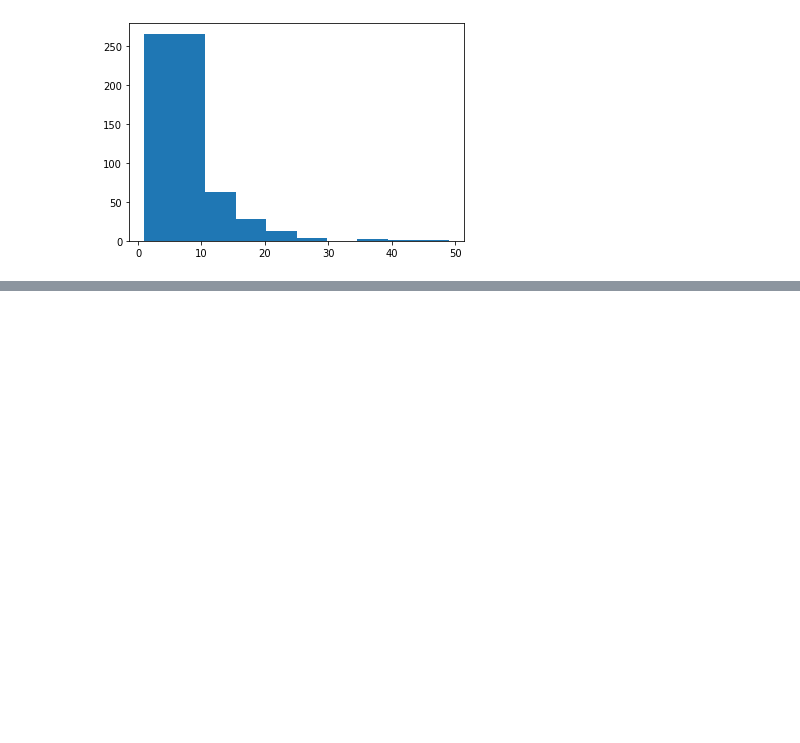
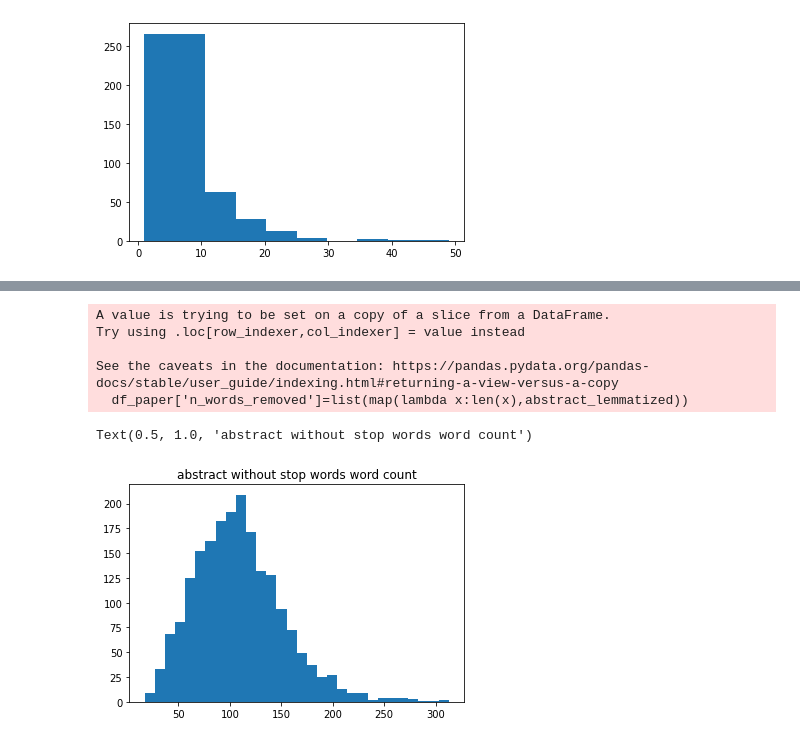
Before and after one commit to clarissaache/DocumentClassifier, a Jupyter notebook: lda.ipynb, the cells around one changed output, grey strips where cells are left out. Cells and saved outputs as stored; diff of their text form; code cells hidden in the pictures; blank space fills up the shorter version.

```diff
--- a/lda.ipynb
+++ b/lda.ipynb
@@ -98,15 +96,0 @@ Text(0.5, 1.0, 'abstract word count')
-# %%
-# remove stopwords
-text_stopwords_removed = list(map(lambda abstract: list(filter(lambda word: word not in stop_words, abstract)),text_tokenized))
-df_paper['n_words_removed']=list(map(lambda x:len(x),text_stopwords_removed))
-plt.hist(df_paper.n_words_removed,bins=30)
-plt.title("abstract without stop words word count")
-
-# Creating Bigram: find words frequently occur together
-bigram = gensim.models.Phrases(text_tokenized, min_count=20, threshold=50)
-#come back to adjust the threshold value: (cnt(a, b) - min_count) * N / (cnt(a) * cnt(b)) > threshold
-bigram_freeze = bigram.freeze()
-#apply biagra model
-word_and_bigram_list = list(map(lambda abstract_cleaned: bigram[abstract_cleaned],text_stopwords_removed))
-
-# lemmatize
@@ -143,0 +97,50 @@ nltk.pos_tag(word_and_bigram_list[1])
+# %%
+#helper function for lemmatization
+def get_wordnet_pos(tag):
+
+    if tag.startswith('J'):
+        return 'a'
+    elif tag.startswith('V'):
+        return 'v'
+    elif tag.startswith('R'):
+        return 'r'
+    else:
+        return 'n' #if not belong to any, default is noun, inclunding N
+
+def lemmatize_with_pos(abstract_toekenized):
+    abstract_tagged = nltk.pos_tag(abstract_toekenized)
+    tags = list(map(lambda token: get_wordnet_pos(token[1]),abstract_tagged))
+    abstract_lemmatized = list(map(lemmatizer.lemmatize,abstract_toekenized,tags))
+    return abstract_lemmatized
+
+
+# Creating Bigram: find words frequently occur together
+bigram = gensim.models.Phrases(text_tokenized, min_count=20, threshold=50)
+#come back to adjust the threshold value: (cnt(a, b) - min_count) * N / (cnt(a) * cnt(b)) > threshold
+bigram_freeze = bigram.freeze()
+#import nltk lemmatizer
+lemmatizer = WordNetLemmatizer()
+
+def prepare_token(text_tokenized_list):
+    # remove stopwords and puntuation,
+    text_stopwords_removed = list(map(lambda abstract: list(filter(lambda word: word not in stop_words, abstract)),text_tokenized_list))
+
+    #apply biagram model
+    word_and_bigram_list = list(map(lambda abstract_cleaned: bigram[abstract_cleaned],text_stopwords_removed))
+
+    # lemmatize
+    abstract_lemmatized = list(map(lemmatize_with_pos,word_and_bigram_list))
+    return abstract_lemmatized
+
+abstract_lemmatized = prepare_token(text_tokenized)
+df_paper['n_words_removed']=list(map(lambda x:len(x),abstract_lemmatized))
+plt.hist(df_paper.n_words_removed,bins=30)
+plt.title("abstract without stop words word count")
+# %% [output]
+A value is trying to be set on a copy of a slice from a DataFrame.
+Try using .loc[row_indexer,col_indexer] = value instead
+
+See the caveats in the documentation: https://pandas.pydata.org/pandas-docs/stable/user_guide/indexing.html#returning-a-view-versus-a-copy
+  df_paper['n_words_removed']=list(map(lambda x:len(x),abstract_lemmatized))
+Text(0.5, 1.0, 'abstract without stop words word count')
+[figure, added]
```
Also changed, not shown: parts of 30 cells of this notebook.
